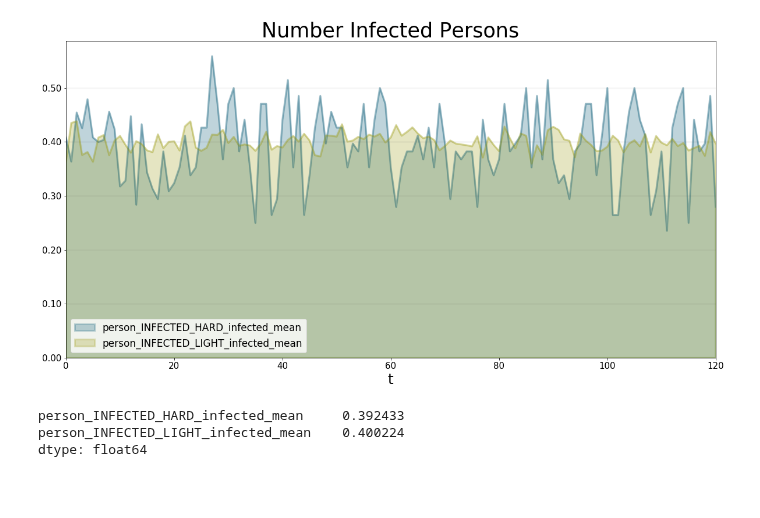
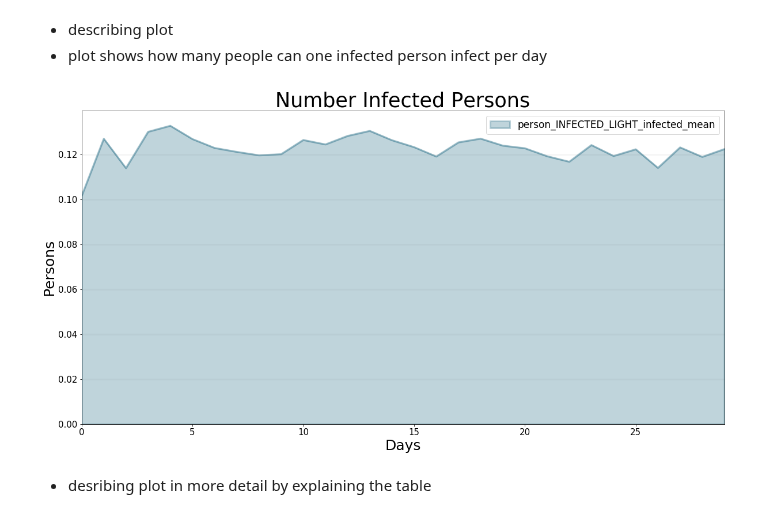
Before and after one commit to transentis/sim-covid-19, a Jupyter notebook: abm/abm_prototype.ipynb, the cells around one changed output. Cells and saved outputs as stored; diff of their text form; code cells hidden in the pictures; blank space fills up the shorter version.

```diff
--- a/abm/abm_prototype.ipynb
+++ b/abm/abm_prototype.ipynb
@@ -26,29 +75,36 @@ bptk.plot_scenarios(
+# %% [markdown]
+- describing plot
+- plot shows how many people can one infected person infect per day
 # %%
 bptk.plot_scenarios(
     scenario_managers=["Covid19"],
     kind="area",
     title="Number Infected Persons",
+    x_label="Days",
+    y_label="Persons",
     scenarios=["base"],
     agents=["person"],
     agent_properties=["infected"],
     agent_property_types=["mean"],
-    agent_states=["INFECTED_HARD","INFECTED_LIGHT"]
+    agent_states=["INFECTED_LIGHT"],
+    visualize_to_period = 30
 )
 # %% [output]
-[figure, old version]
+[figure, new version]
+# %% [markdown]
+- desribing plot in more detail by explaining the table
 # %%
-bptk.plot_scenarios(
+r0_df = bptk.plot_scenarios(
     scenario_managers=["Covid19"],
     kind="area",
     title="Number Infected Persons",
+    x_label="Days",
+    y_label="Persons",
     scenarios=["base"],
     agents=["person"],
     agent_properties=["infected"],
     agent_property_types=["mean"],
-    agent_states=["INFECTED_HARD","INFECTED_LIGHT"],
+    agent_states=["INFECTED_LIGHT"],
+    visualize_to_period = 30,
     return_df=True
-).mean()
+)
-# %% [output]
-person_INFECTED_HARD_infected_mean     0.392433
-person_INFECTED_LIGHT_infected_mean    0.400224
-dtype: float64
```
Also changed, not shown: parts of 12 cells of this notebook, 3 other files.
